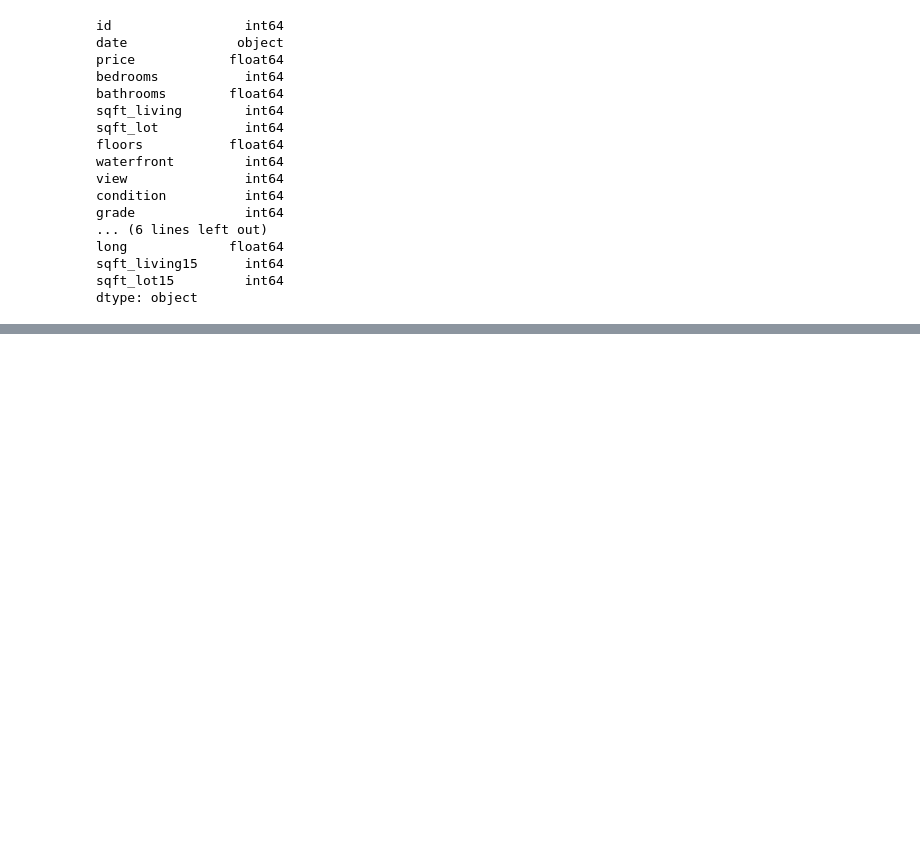
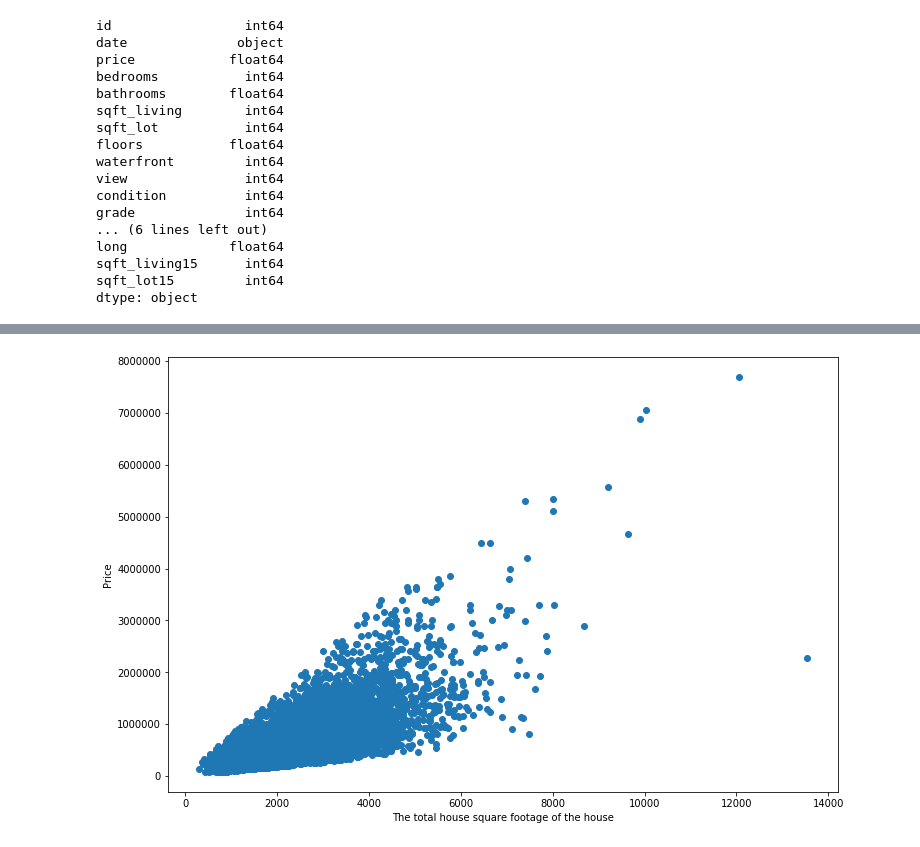
Before and after one commit to alperdem1rel/ml-examples, a Jupyter notebook: predict-house-price.ipynb, the cells around one changed output, grey strips where cells are left out. Drawn from its saved outputs; the diff is of its cells as text; code cells hidden in the pictures; blank space fills up the shorter version.

```diff
--- a/predict-house-price.ipynb
+++ b/predict-house-price.ipynb
@@ -69,0 +141,10 @@ dtype: object
+# %%
+fig, ax = plt.subplots(figsize=(12, 8))
+
+plt.scatter(house_df['sqft_living'], house_df['price'])
+
+plt.xlabel('The total house square footage of the house')
+plt.ylabel('Price')
+plt.show()
+# %% [output]
+[figure, added]
```
Also changed, not shown: parts of 37 cells of this notebook.
